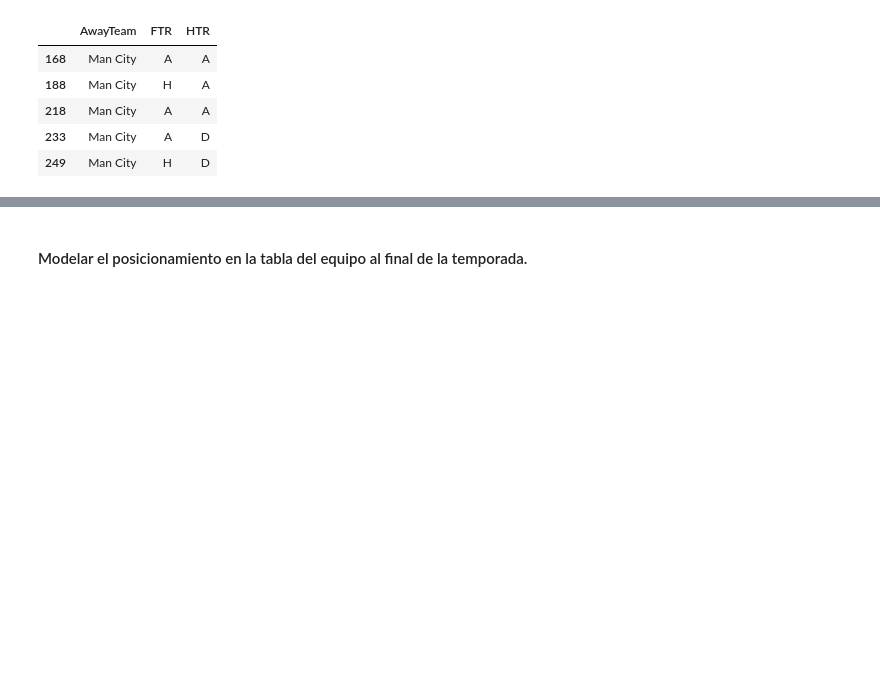
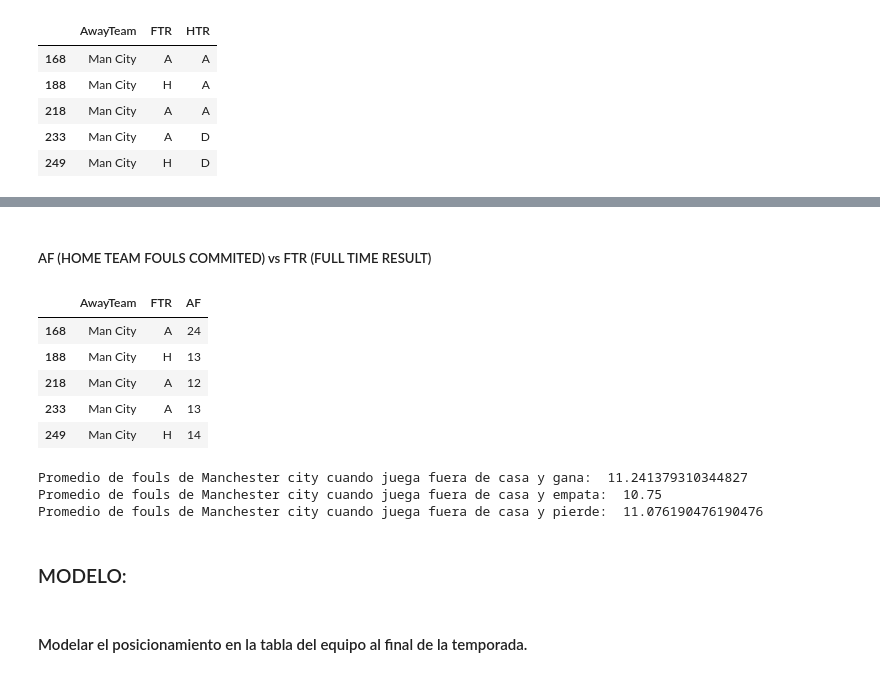
Before and after one commit to mariajosecanture/PROYECTO_SG_MJC, a Jupyter notebook: ProyectoModulo1_CantuM_GarciaS_GreenA.ipynb, the cells around one changed output, grey strips where cells are left out. Saved outputs shown, nothing was run; the diff lists cells and outputs as text; code cells hidden in the pictures; blank space fills up the shorter version.

```diff
--- a/ProyectoModulo1_CantuM_GarciaS_GreenA.ipynb
+++ b/ProyectoModulo1_CantuM_GarciaS_GreenA.ipynb
@@ -522,0 +609,12 @@ for i in range (len(datahome_ftr_htr)):
+# %% [markdown]
+##### AF (HOME TEAM FOULS COMMITED) vs FTR (FULL TIME RESULT)
+# %%
+dataaway_ftr_af= dataaway[['AwayTeam','FTR','AF']]
+dataaway_ftr_af.tail()
+# %% [output]
+|  | AwayTeam | FTR | AF |
+| 168 | Man City | A | 24 |
+| 188 | Man City | H | 13 |
+| 218 | Man City | A | 12 |
+| 233 | Man City | A | 13 |
+| 249 | Man City | H | 14 |
@@ -523,3 +635,17 @@ for i in range (len(datahome_ftr_htr)):
+# %%
+fouls_h=AF_H/dataaway_h
+fouls_d=AF_D/dataaway_d
+fouls_a=AF_A/dataaway_a
+
+print("Promedio de fouls de Manchester city cuando juega fuera de casa y gana: ",fouls_h)
+print("Promedio de fouls de Manchester city cuando juega fuera de casa y empata: ",fouls_d)
+print("Promedio de fouls de Manchester city cuando juega fuera de casa y pierde: ",fouls_a)
+# %% [output]
+Promedio de fouls de Manchester city cuando juega fuera de casa y gana:  11.241379310344827
+Promedio de fouls de Manchester city cuando juega fuera de casa y empata:  10.75
+Promedio de fouls de Manchester city cuando juega fuera de casa y pierde:  11.076190476190476
+# %% [markdown]
+### MODELO:
 # %% [markdown]
 #### Modelar el posicionamiento en la tabla del equipo al final de la temporada.
 # %% [markdown]
```
Also changed, not shown: parts of 19 cells of this notebook.
